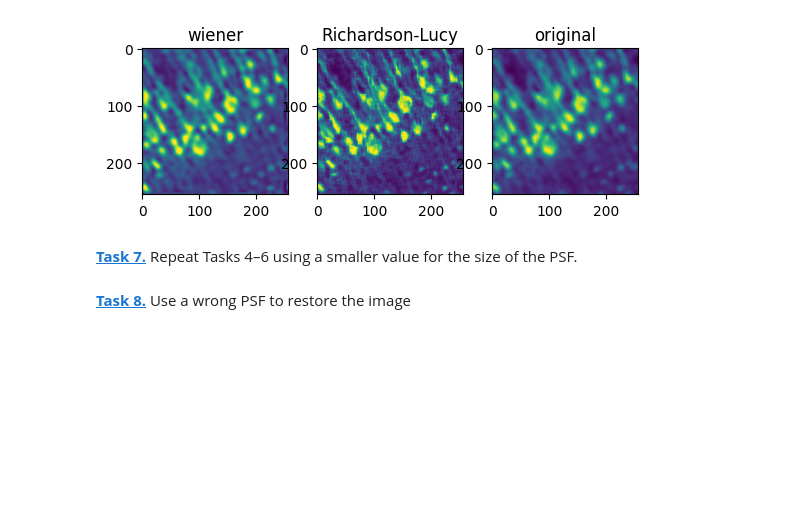
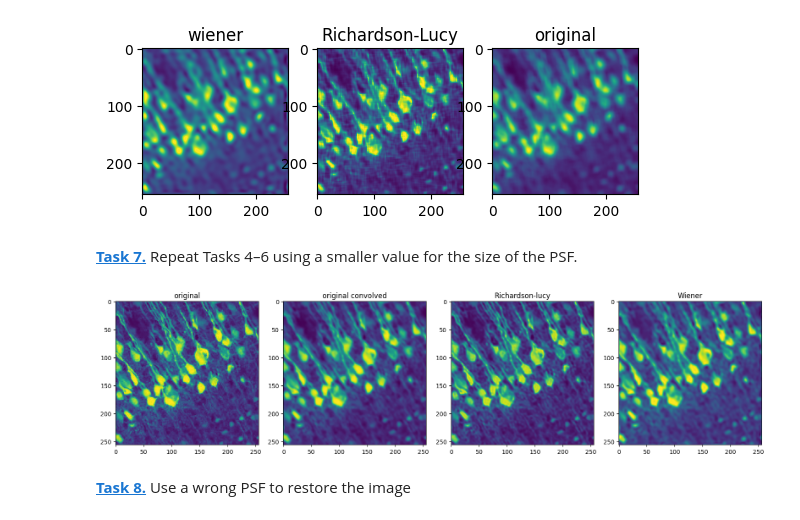
Before and after one commit to Anastasia933/FS5Python, a Jupyter notebook: deconvolution.ipynb, the cells around one changed output. Saved outputs shown, nothing was run; the diff lists cells and outputs as text; code cells hidden in the pictures; blank space fills up the shorter version.

```diff
--- a/deconvolution.ipynb
+++ b/deconvolution.ipynb
@@ -123,12 +123,35 @@ plt.imshow(psf_applied)
 # %%
 # Defining smaller value
 psfGF_small = create_psf(5)
 psf_appl_GF_small = conv(img, psfGF_small, mode='same',boundary='symm')
 
 # restoring richardson-lucy
 rl_restored_small = richardson_lucy_deconvolution(psf_appl_GF_small, psfGF_small, 20)
 
 # restoring wiener
-wiener_deconvolved_small =  wiener(psf_appl_GF_small, psfGF_small, balance=2, clip=True)
+wiener_deconvolved_small =  wiener(psf_appl_GF_small, psfGF_small, balance=0.1, clip=True)
+
+plt.figure(figsize=(16, 4))
+
+plt.subplot(1,4,1)
+plt.title('original')
+plt.imshow(img)
+
+plt.subplot(1,4,2)
+plt.title('original convolved')
+plt.imshow(psf_appl_GF_small)
+
+plt.subplot(1,4,3)
+plt.title('Richardson-lucy')
+plt.imshow(rl_restored_small)
+
+plt.subplot(1,4,4)
+plt.title('Wiener')
+plt.imshow(wiener_deconvolved_small)
+
+plt.tight_layout()
+plt.show()
+# %% [output]
+[figure, added]
 # %% [markdown]
 **[Task 8.]()** Use a wrong PSF to restore the image
```
Also changed, not shown: parts of 3 cells of this notebook.
